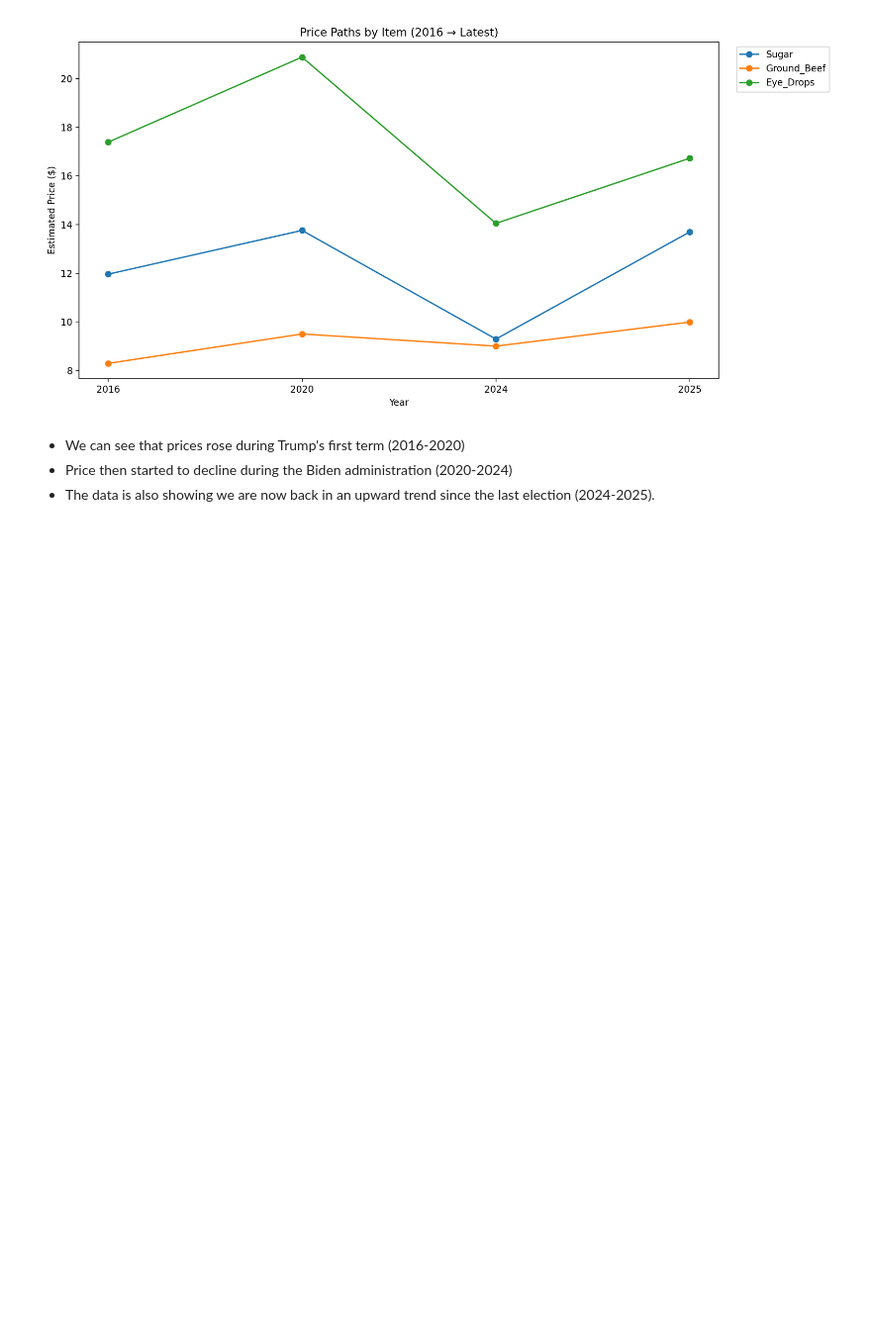
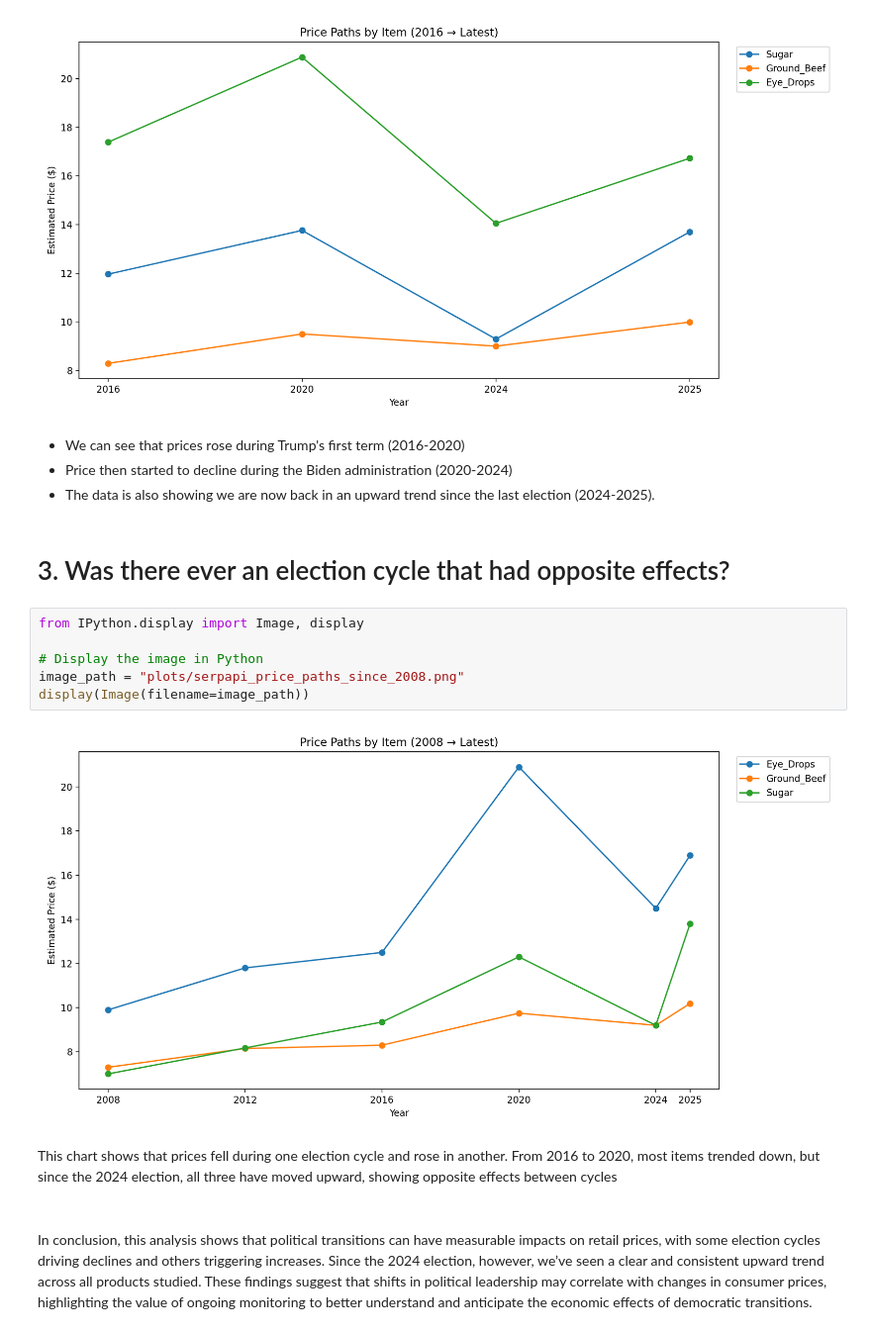
Before and after one commit to blkpvnthr/The-Cost-of-Democracy, a Jupyter notebook: asmaa/asmaa.ipynb, the cells around one changed output. Shown at 99% size. Drawn from its saved outputs; the diff is of its cells as text; blank space fills up the shorter version.

```diff
--- a/asmaa/asmaa.ipynb
+++ b/asmaa/asmaa.ipynb
@@ -286,3 +399,17 @@ display(Image(filename=image_path))
 - We can see that prices rose during Trump's first term (2016-2020)
 - Price then started to decline during the Biden administration (2020-2024)
 - The data is also showing we are now back in an upward trend since the last election (2024-2025).
+# %% [markdown]
+# 3. Was there ever an election cycle that had opposite effects?
+# %%
+from IPython.display import Image, display
+
+# Display the image in Python
+image_path = "plots/serpapi_price_paths_since_2008.png"
+display(Image(filename=image_path))
+# %% [output]
+[figure, added]
+# %% [markdown]
+This chart shows that prices fell during one election cycle and rose in another. From 2016 to 2020, most items trended down, but since the 2024 election, all three have moved upward, showing opposite effects between cycles
+# %% [markdown]
+<br>In conclusion, this analysis shows that political transitions can have measurable impacts on retail prices, with some election cycles driving declines and others triggering increases. Since the 2024 election, however, we’ve seen a clear and consistent upward trend across all products studied. These findings suggest that shifts in political leadership may correlate with changes in consumer prices, highlighting the value of ongoing monitoring to better understand and anticipate the economic effects of democratic transitions.
```
Also changed, not shown: parts of 3 cells of this notebook, 2 other files.
